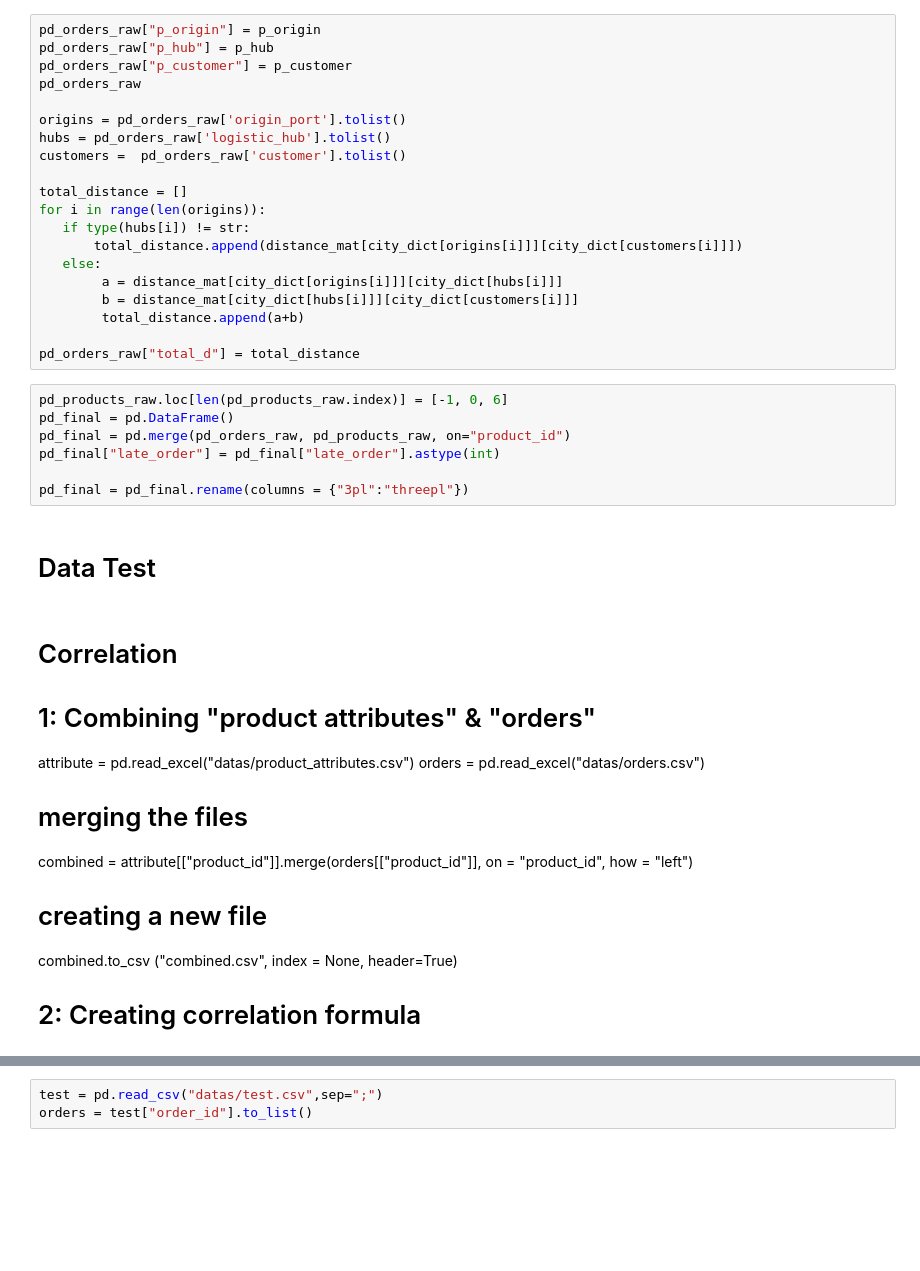
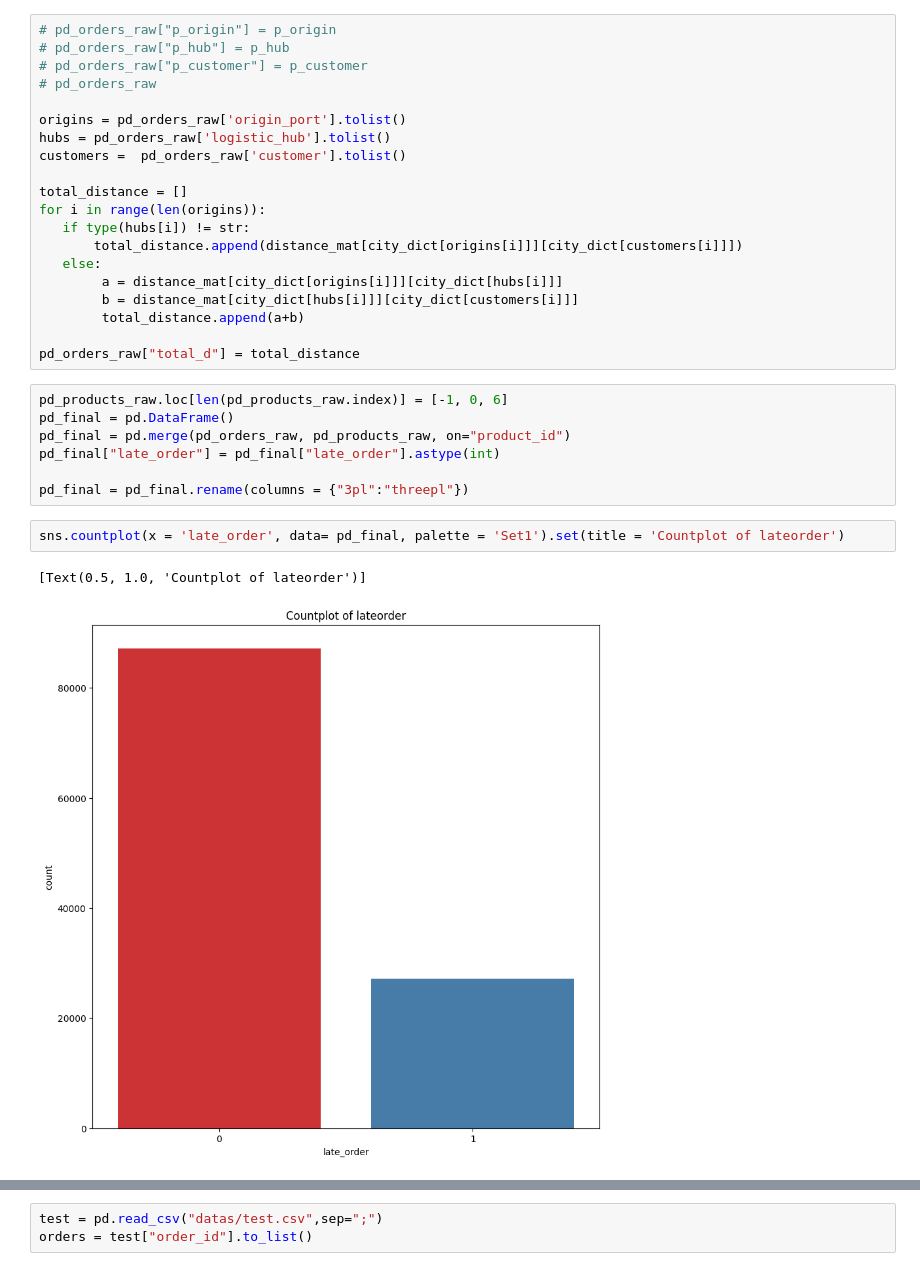
Before and after one commit to mannast/FME-datathon, a Jupyter notebook: accenture.ipynb, the cells around one changed output, grey strips where cells are left out. Saved outputs shown, nothing was run; the diff lists cells and outputs as text; blank space fills up the shorter version.

```diff
--- a/accenture.ipynb
+++ b/accenture.ipynb
@@ -171,8 +158,8 @@ pd_orders_raw
 # %%
-pd_orders_raw["p_origin"] = p_origin
-pd_orders_raw["p_hub"] = p_hub
-pd_orders_raw["p_customer"] = p_customer
-pd_orders_raw
+# pd_orders_raw["p_origin"] = p_origin
+# pd_orders_raw["p_hub"] = p_hub
+# pd_orders_raw["p_customer"] = p_customer
+# pd_orders_raw
 
 origins = pd_orders_raw['origin_port'].tolist()
 hubs = pd_orders_raw['logistic_hub'].tolist()
@@ -195,21 +182,8 @@ pd_final = pd.merge(pd_orders_raw, pd_products_raw, on="product_id")
 pd_final["late_order"] = pd_final["late_order"].astype(int)
 
 pd_final = pd_final.rename(columns = {"3pl":"threepl"})
-# %% [markdown]
-# Data Test
-# %% [markdown]
-# Correlation
-
-# 1: Combining "product attributes" & "orders"
-attribute = pd.read_excel("datas/product_attributes.csv")
-orders = pd.read_excel("datas/orders.csv")
-# merging the files
-combined = attribute[["product_id"]].merge(orders[["product_id"]],
-                                     on = "product_id",
-                                     how = "left")
-# creating a new file
-combined.to_csv ("combined.csv",
-                  index = None,
-                  header=True)
-
-# 2: Creating correlation formula
+# %%
+sns.countplot(x = 'late_order', data= pd_final, palette = 'Set1').set(title = 'Countplot of lateorder')
+# %% [output]
+[Text(0.5, 1.0, 'Countplot of lateorder')]
+[figure, added]
```
Also changed, not shown: parts of 30 cells of this notebook, 1 other file.
